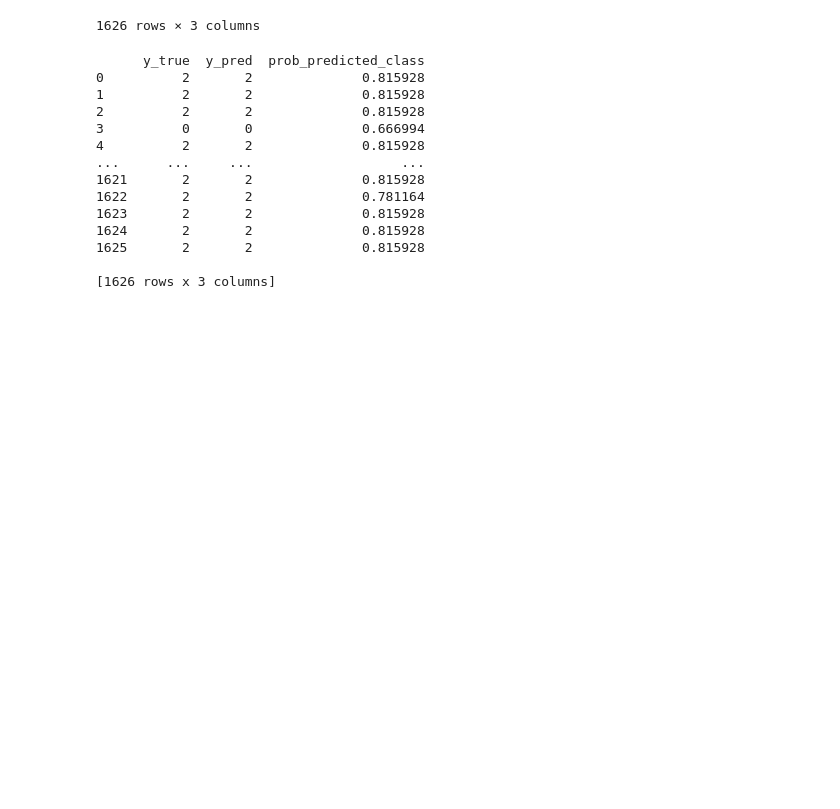
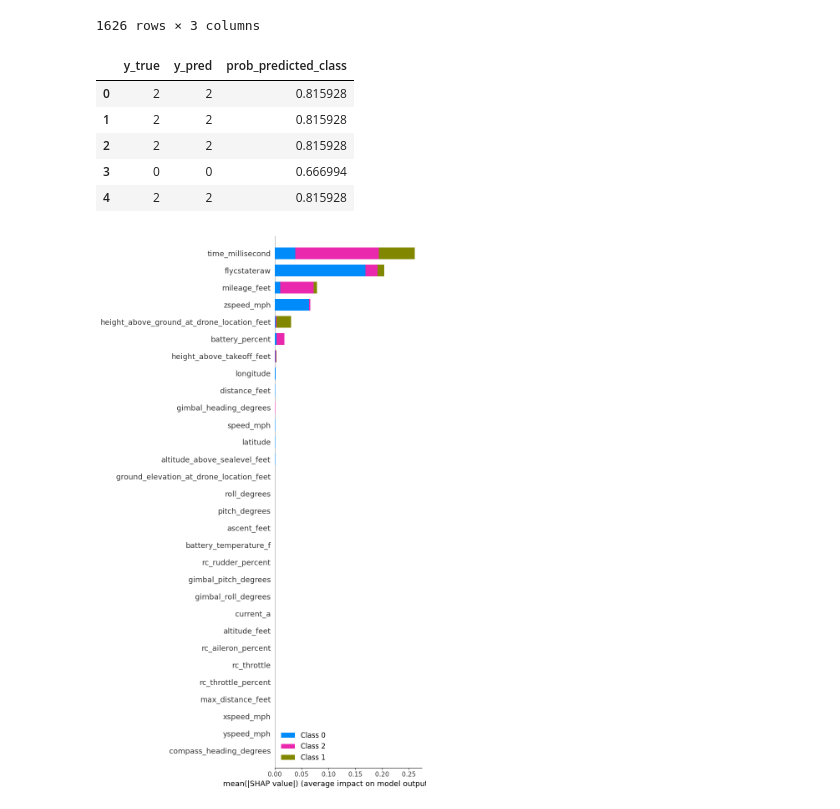
Before and after one commit to ayichimboy/facebook_marketplace, a Jupyter notebook: ensemble/ensemble_classification_model.ipynb, the cells around one changed output. Saved outputs shown, nothing was run; the diff lists cells and outputs as text; code cells hidden in the pictures; blank space fills up the shorter version.

Commit message:
shap values plot

```diff
--- a/ensemble/ensemble_classification_model.ipynb
+++ b/ensemble/ensemble_classification_model.ipynb
@@ -247,19 +248,11 @@ results = pd.DataFrame({
     "prob_predicted_class": prob_of_predicted_class
 })
 
-print(results)
+results.head()
 # %% [output]
-      y_true  y_pred  prob_predicted_class
-0          2       2              0.815928
-1          2       2              0.815928
-2          2       2              0.815928
-3          0       0              0.666994
-4          2       2              0.815928
-...      ...     ...                   ...
-1621       2       2              0.815928
-1622       2       2              0.781164
-1623       2       2              0.815928
-1624       2       2              0.815928
-1625       2       2              0.815928
-
-[1626 rows x 3 columns]
+|  | y_true | y_pred | prob_predicted_class |
+| 0 | 2 | 2 | 0.815928 |
+| 1 | 2 | 2 | 0.815928 |
+| 2 | 2 | 2 | 0.815928 |
+| 3 | 0 | 0 | 0.666994 |
+| 4 | 2 | 2 | 0.815928 |
@@ -268,0 +259,17 @@ for c in range(y_proba.shape[1]):
+# %%
+# grid_search.fit(X_train, y_train)
+
+import shap
+
+explainer = shap.Explainer(grid_search.best_estimator_)
+shap_values = explainer(X_test)
+# %%
+X_test_df = pd.DataFrame(X_test, columns=X.columns)
+# %%
+# plt.figure(figsize=(10,15))
+shap.summary_plot(shap_values,
+                  X_test_df,
+                  plot_type="bar",
+                  max_display=30)
+# %% [output]
+[figure, added]
```
Also changed, not shown: parts of 2 cells of this notebook.
